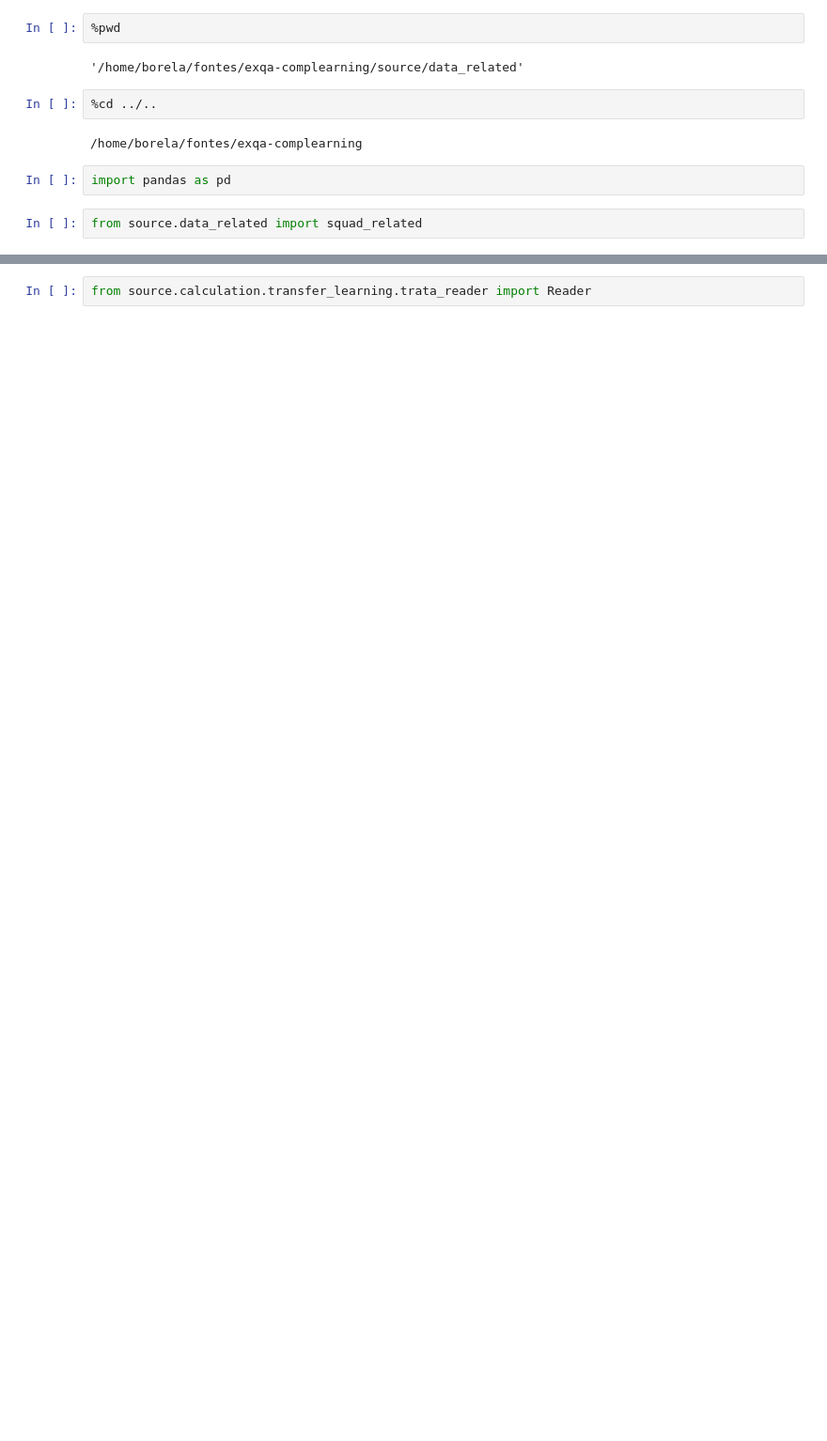
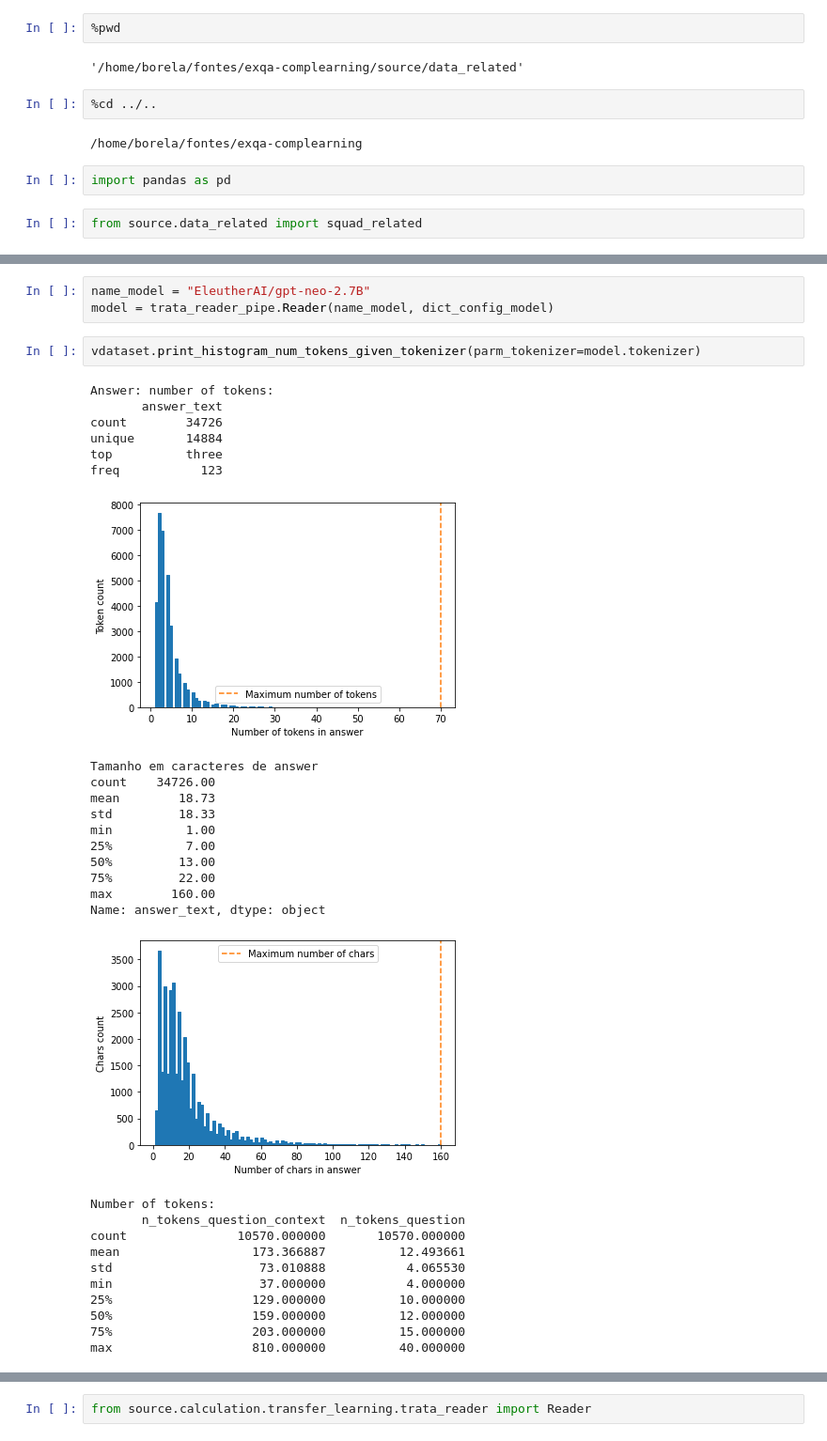
Before and after one commit to marcusborela/exqa-complearning, a Jupyter notebook: source/data_related/explore_dataset_format.ipynb, the cells around one changed output, grey strips where cells are left out. Shown at 94% size. Cells and saved outputs as stored; diff of their text form; blank space fills up the shorter version.

```diff
--- a/source/data_related/explore_dataset_format.ipynb
+++ b/source/data_related/explore_dataset_format.ipynb
@@ -19,0 +97,34 @@ from source.data_related import squad_related
+# %%
+name_model = "EleutherAI/gpt-neo-2.7B"
+model = trata_reader_pipe.Reader(name_model, dict_config_model)
+# %%
+vdataset.print_histogram_num_tokens_given_tokenizer(parm_tokenizer=model.tokenizer)
+# %% [output]
+Answer: number of tokens:
+       answer_text
+count        34726
+unique       14884
+top          three
+freq           123
+[figure, added]
+Tamanho em caracteres de answer
+count    34726.00
+mean        18.73
+std         18.33
+min          1.00
+25%          7.00
+50%         13.00
+75%         22.00
+max        160.00
+Name: answer_text, dtype: object
+[figure, added]
+Number of tokens:
+       n_tokens_question_context  n_tokens_question
+count               10570.000000       10570.000000
+mean                  173.366887          12.493661
+std                    73.010888           4.065530
+min                    37.000000           4.000000
+25%                   129.000000          10.000000
+50%                   159.000000          12.000000
+75%                   203.000000          15.000000
+max                   810.000000          40.000000
```
Also changed, not shown: parts of 14 cells of this notebook, 11 other files.
